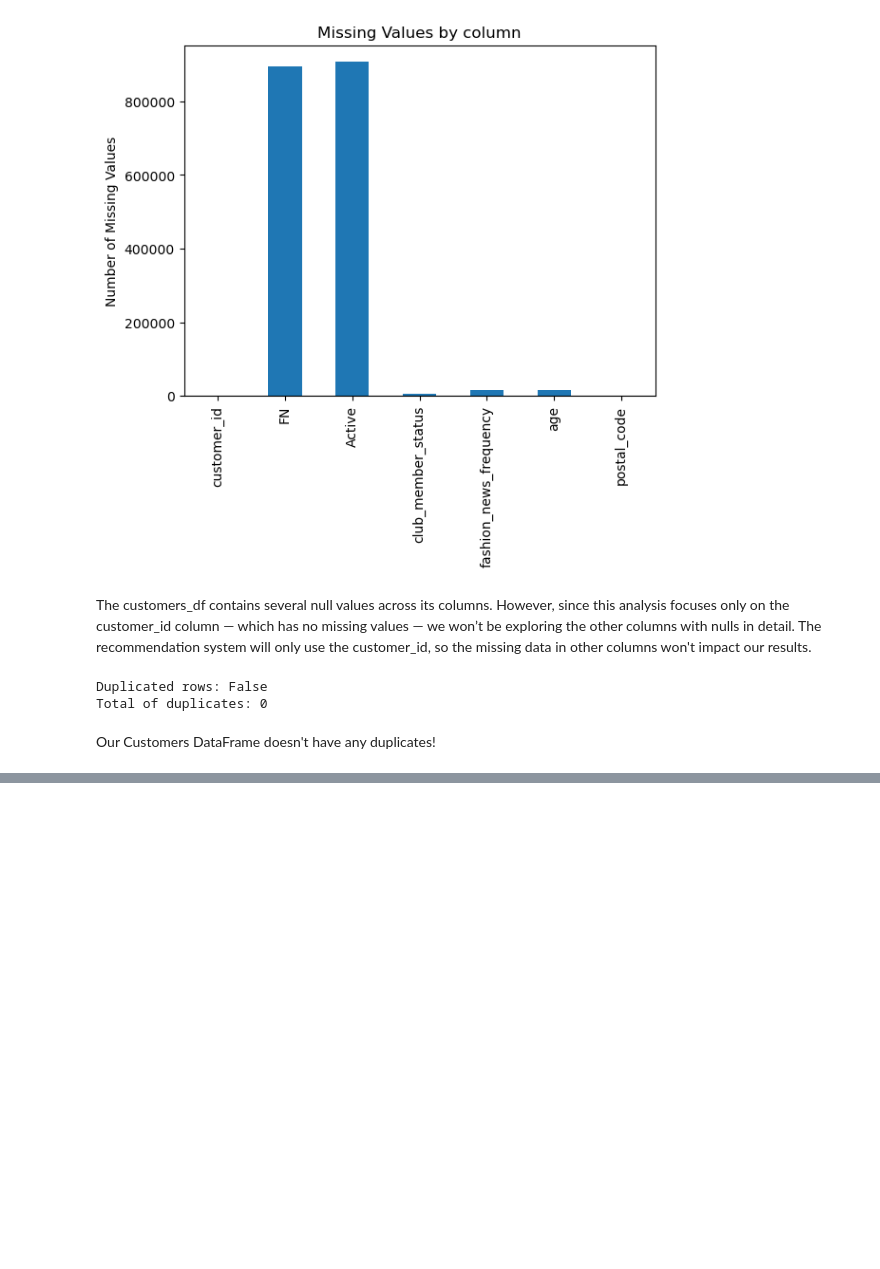
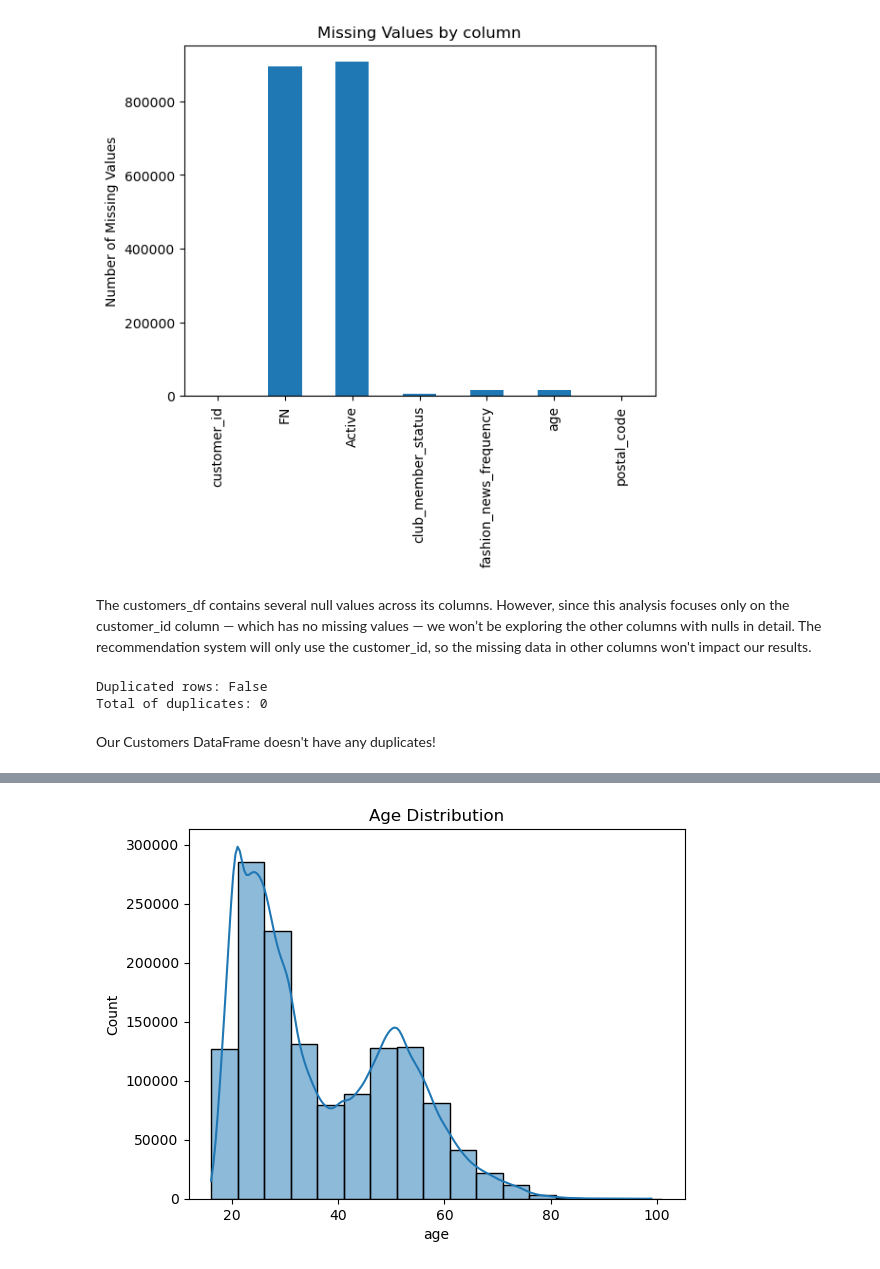
Before and after one commit to parisrahmani/HM-NLP-Recommender, a Jupyter notebook: notebooks/01-EDA-HM.ipynb, the cells around one changed output, grey strips where cells are left out. Cells and saved outputs as stored; diff of their text form; code cells hidden in the pictures; blank space fills up the shorter version.

Commit message:
Dev: EDA for all theree DataSets

```diff
--- a/notebooks/01-EDA-HM.ipynb
+++ b/notebooks/01-EDA-HM.ipynb
@@ -302,0 +362,7 @@ Our Customers DataFrame doesn't have any duplicates!
+# %%
+plt.figure()
+sns.histplot(data=customers_df['age'], binwidth = 5, kde=True)
+plt.title('Age Distribution')
+plt.show()
+# %% [output]
+[figure, added]
```
Also changed, not shown: parts of 39 cells of this notebook.
